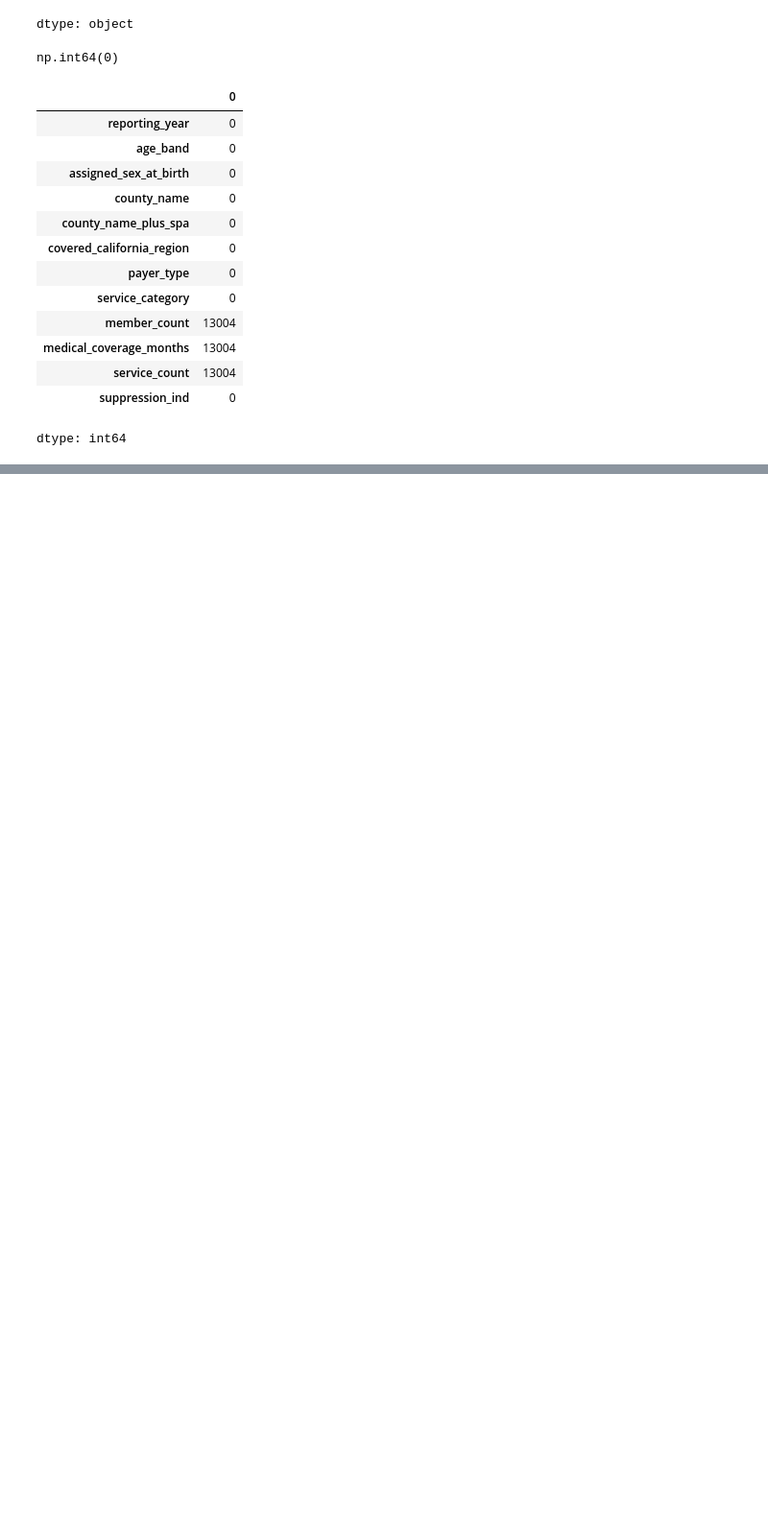
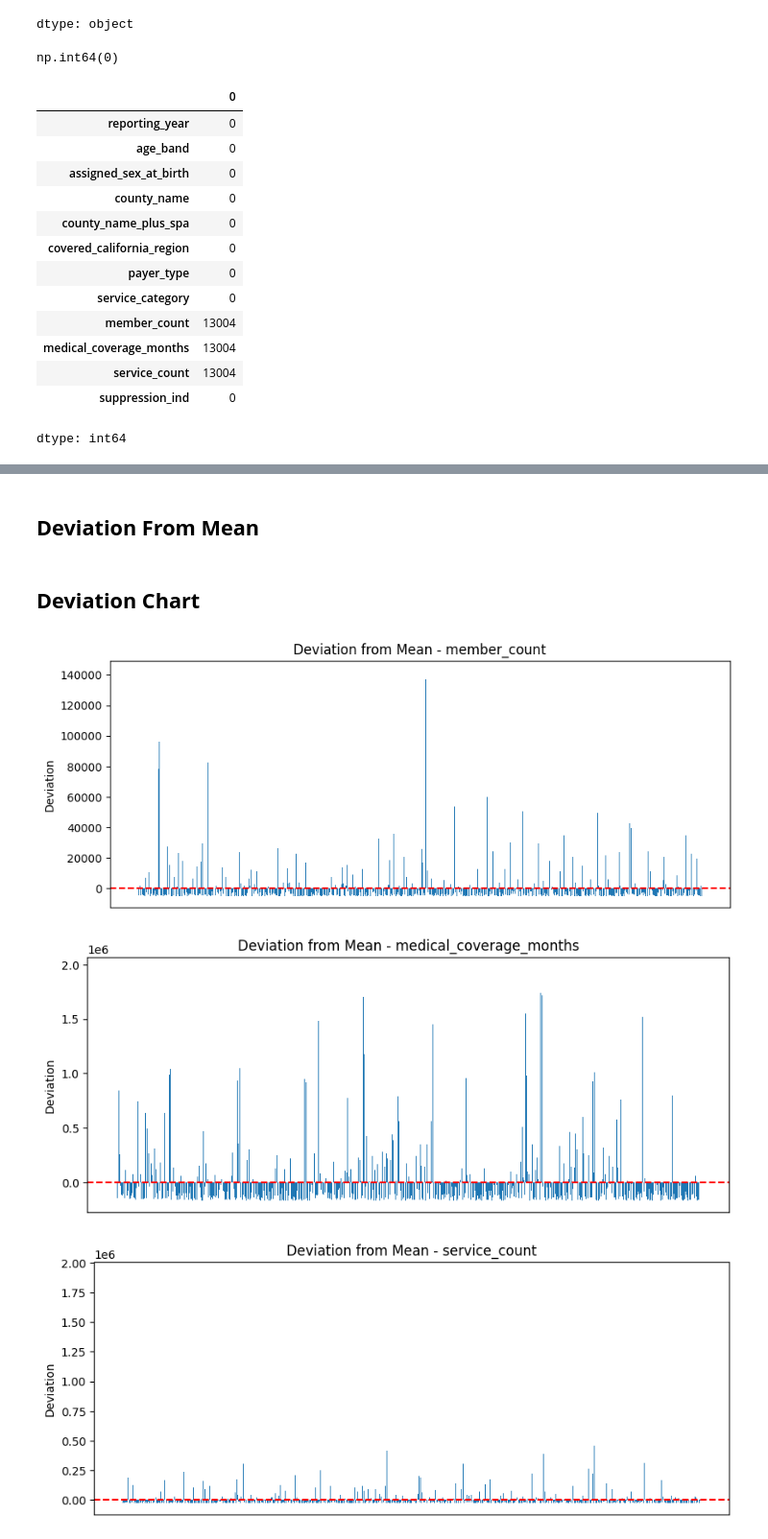
Before and after one commit to Suriya-Data-Analyst/Healthcare-Service-Utilization-Analysis-Using-Python, a Jupyter notebook: Healthcare_Service_Utilization_Analysis.ipynb, the cells around one changed output, grey strips where cells are left out. Shown at 96% size. Cells and saved outputs as stored; diff of their text form; code cells hidden in the pictures; blank space fills up the shorter version.

```diff
--- a/Healthcare_Service_Utilization_Analysis.ipynb
+++ b/Healthcare_Service_Utilization_Analysis.ipynb
@@ -138,0 +266,3 @@ dtype: int64
+# %%
+#Removing The Unwanted Columns
+df.drop(columns=["county_name_plus_spa", "suppression_ind"], inplace=True)
@@ -138,0 +719,31 @@ dtype: int64
+# %% [markdown]
+## **Deviation From Mean**
+# %%
+# Calculate mean for each numerical column
+means = df[num_col].mean()
+# Calculate deviation from mean
+deviation = df[num_col] - means
+# %% [markdown]
+## **Deviation Chart**
+# %%
+#Deviation Chart For Dispersion Analysis
+#Loop through each numerical column
+for col in num_col:
+#Set chart size
+    plt.figure(figsize=(10,4))
+#Plot deviation from the mean
+    plt.bar(range(len(deviation)), deviation[col])
+#Add reference line at zero (Mean)
+    plt.axhline(0, color='red', linestyle='--')
+#Add chart title
+    plt.title(f'Deviation from Mean - {col}')
+#Add y-axis label
+    plt.ylabel("Deviation")
+#Remove x-axis labels for better readability
+    plt.xticks([])
+#Display chart
+    plt.show()
+# %% [output]
+[figure, added]
+[figure, added]
+[figure, added]
```
Also changed, not shown: parts of 96 cells of this notebook.
